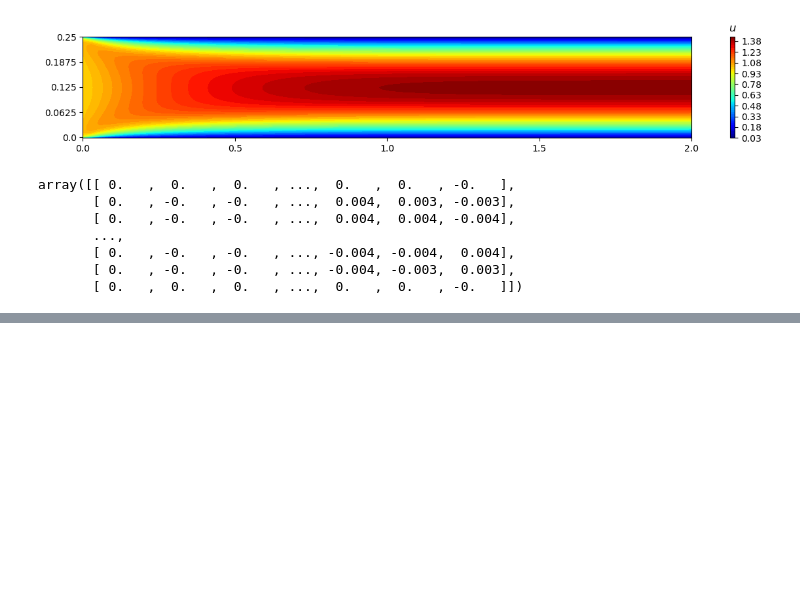
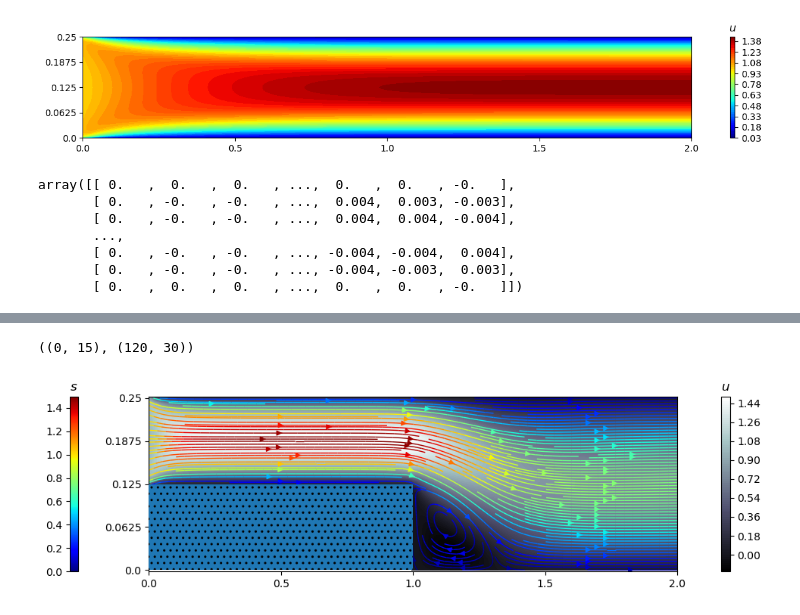
Before and after one commit to cl0udsw1tch/NavierStokesSolver, a Jupyter notebook: test.ipynb, the cells around one changed output, grey strips where cells are left out. Saved outputs shown, nothing was run; the diff lists cells and outputs as text; code cells hidden in the pictures; blank space fills up the shorter version.

```diff
--- a/test.ipynb
+++ b/test.ipynb
@@ -1506,0 +1595,5 @@ n5.plot(None, levels=50, streamlines=2, figsize=(15,2))
+# %%
+n6.plot('u', levels=100, streamlines=2, figsize=(15,3))
+# %% [output]
+((0, 15), (120, 30))
+[figure, added]
```
Also changed, not shown: parts of 16 cells of this notebook.
